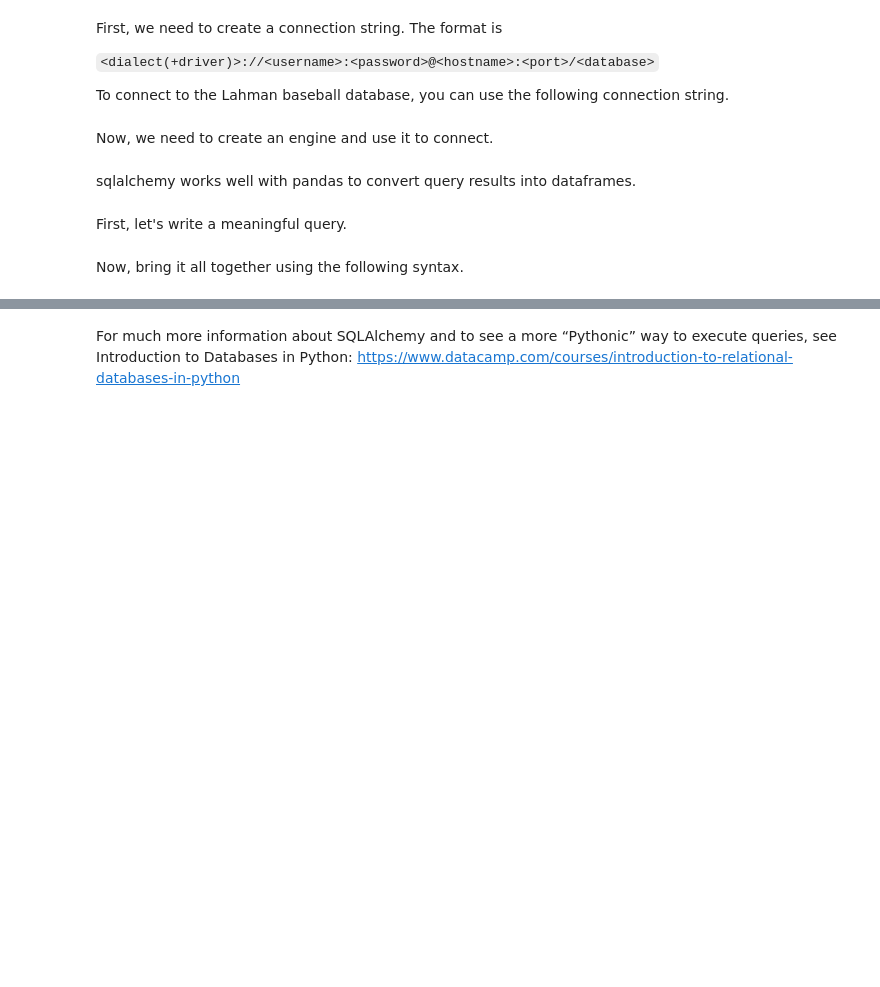
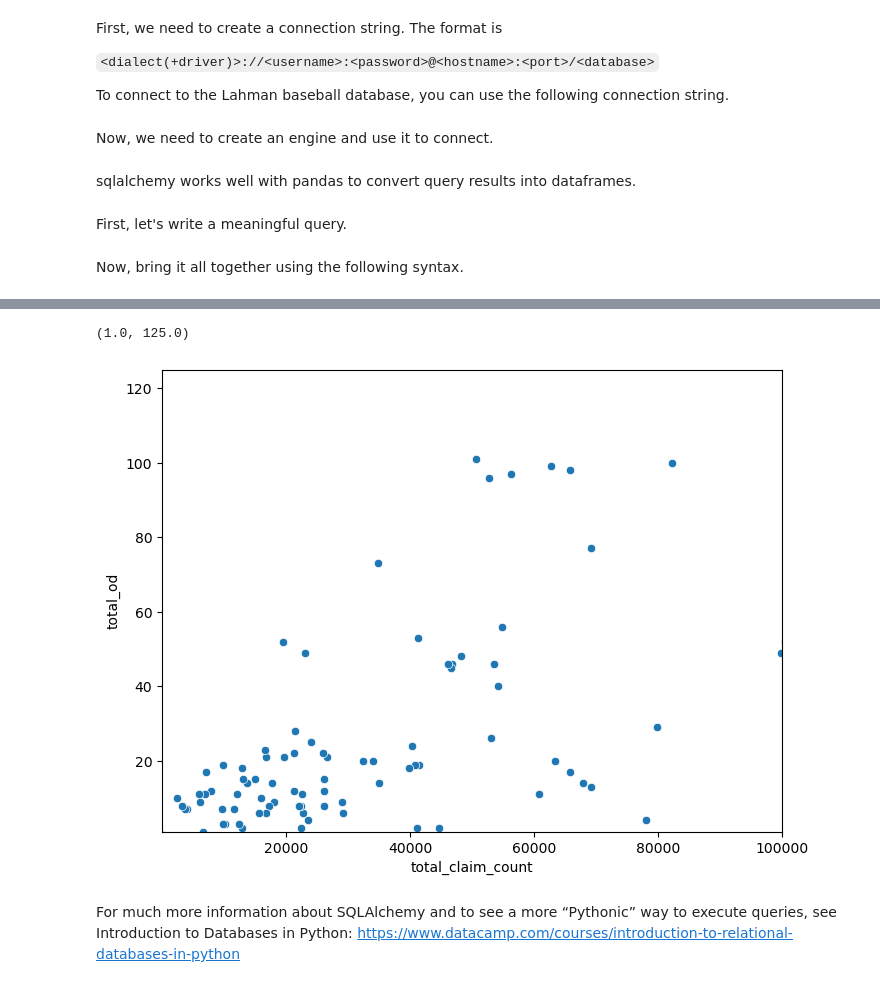
Before and after one commit to NSS-Data-Analytics-Cohort-13/prescribers-python-project-team_scrooged, a Jupyter notebook: notebooks/prescribers.ipynb, the cells around one changed output, grey strips where cells are left out. Drawn from its saved outputs; the diff is of its cells as text; code cells hidden in the pictures; blank space fills up the shorter version.

```diff
--- a/notebooks/prescribers.ipynb
+++ b/notebooks/prescribers.ipynb
@@ -57,2 +116,15 @@ LINE 3:     opioid_type,
+# %%
+cc_df = pd.DataFrame(tcc)
+co_df = pd.DataFrame(cod)
+
+correspond = pd.merge(cc_df, co_df, on='county')
+plt.figure(figsize=(8, 6))
+sns.scatterplot(data=correspond, x='total_claim_count', y='total_od')
+
+plt.xlim(1,100000)
+plt.ylim(1,125)
+# %% [output]
+(1.0, 125.0)
+[figure, added]
 # %% [markdown]
 For much more information about SQLAlchemy and to see a more “Pythonic” way to execute queries, see Introduction to Databases in Python: https://www.datacamp.com/courses/introduction-to-relational-databases-in-python
```
Also changed, not shown: parts of 8 cells of this notebook, 1 other file.
